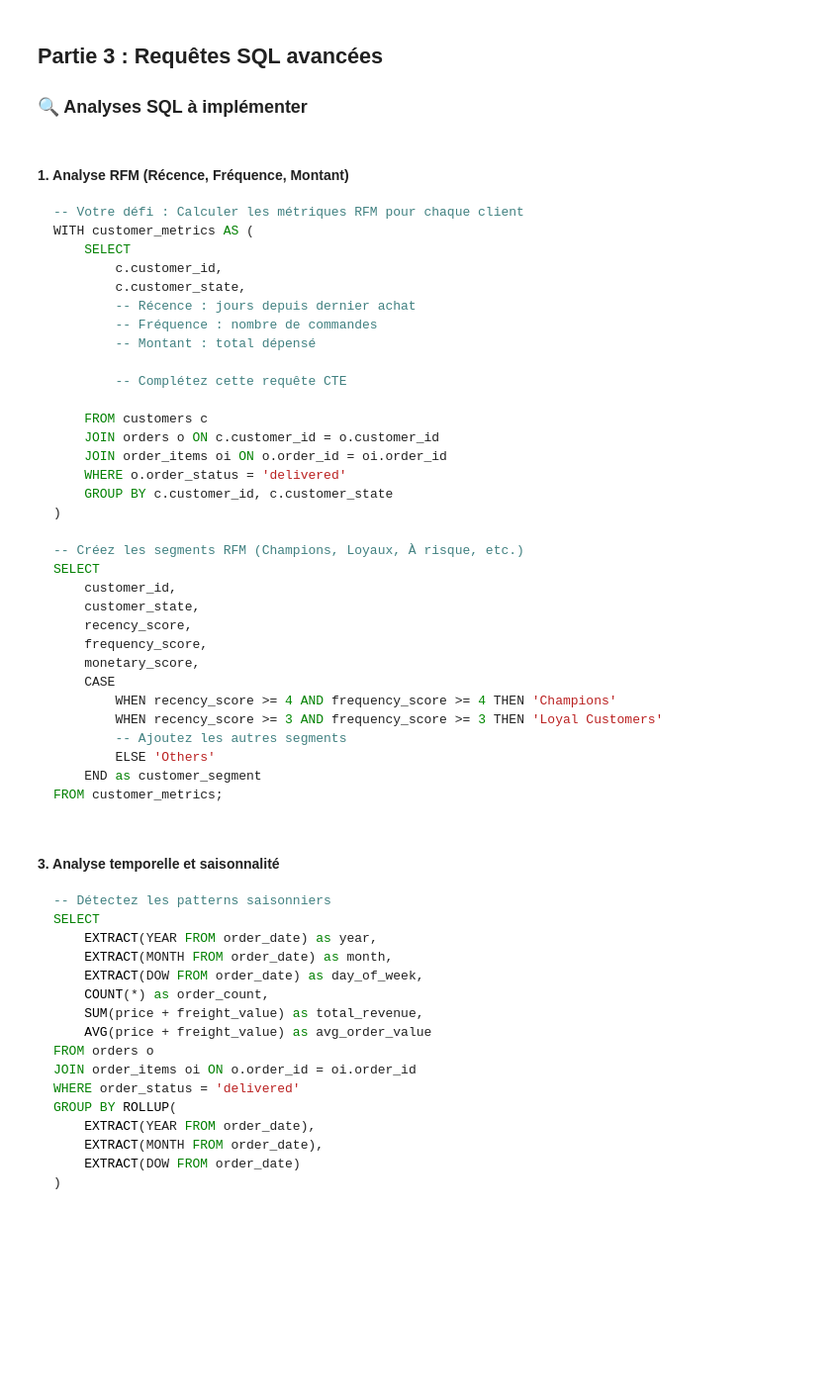
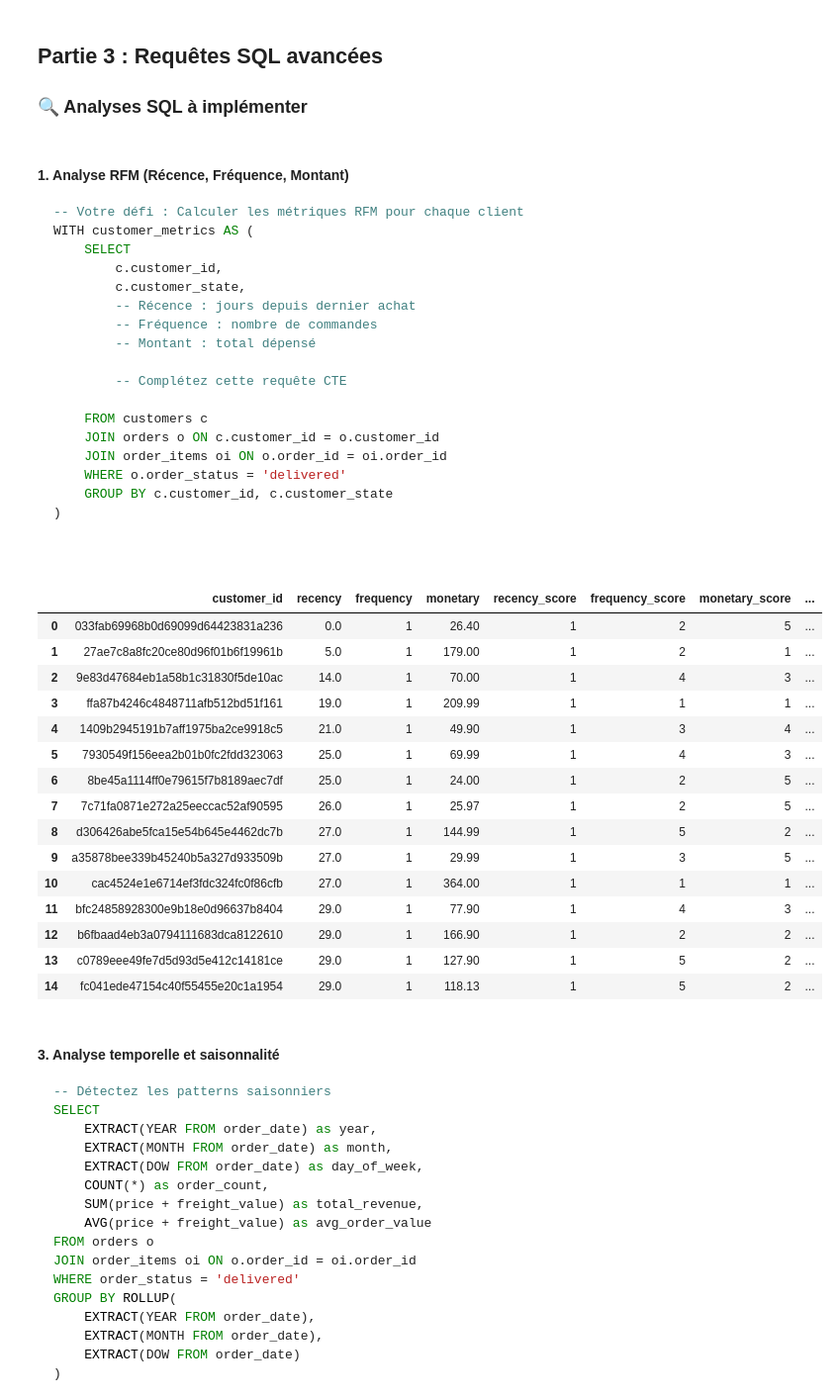
Before and after one commit to Saleh-chanselme/data_analysis_solution, a Jupyter notebook: notebook_2.ipynb, the cells around one changed output. Shown at 99% size. Drawn from its saved outputs; the diff is of its cells as text; code cells hidden in the pictures; blank space fills up the shorter version.

````diff
--- a/notebook_2.ipynb
+++ b/notebook_2.ipynb
@@ -308,21 +400,72 @@ WITH customer_metrics AS (
     GROUP BY c.customer_id, c.customer_state
 )
 
--- Créez les segments RFM (Champions, Loyaux, À risque, etc.)
-SELECT
-    customer_id,
-    customer_state,
-    recency_score,
-    frequency_score,
-    monetary_score,
-    CASE
-        WHEN recency_score >= 4 AND frequency_score >= 4 THEN 'Champions'
-        WHEN recency_score >= 3 AND frequency_score >= 3 THEN 'Loyal Customers'
-        -- Ajoutez les autres segments
-        ELSE 'Others'
-    END as customer_segment
-FROM customer_metrics;
+
 ```
+# %%
+rfm_query = """
+--Calculate  RFM metrics (Recency, Frequency, Monetary)
+WITH rfm_base AS (
+    SELECT
+        c.customer_id,
+        DATE_PART('day', DATE '2018-10-17' - MAX(o.order_delivered_date)) AS recency,
+        COUNT(o.order_id) AS frequency,
+        SUM(oi.price) AS monetary
+    FROM customers c
+    JOIN orders o ON c.customer_id = o.customer_id
+    JOIN order_items oi ON o.order_id = oi.order_id
+    WHERE o.order_status = 'delivered'
+    GROUP BY c.customer_id
+),
+
+--Assign RFM scores from 1 (worst) to 5 (best)
+scored_rfm AS (
+    SELECT
+        customer_id,
+        recency,
+        frequency,
+        monetary,
+        NTILE(5) OVER (ORDER BY recency ASC) AS recency_score,   -- More recent = higher score
+        NTILE(5) OVER (ORDER BY frequency DESC) AS frequency_score, -- More orders = higher score
+        NTILE(5) OVER (ORDER BY monetary DESC) AS monetary_score    -- More spending = higher score
+    FROM rfm_base
+)
+
+--Assign customer segments based on RFM scores
+SELECT
+    *,
+    CASE
+        WHEN recency_score >= 4 AND frequency_score >= 4 AND monetary_score >= 4 THEN 'Champions'
+        WHEN recency_score >= 3 AND frequency_score >= 3 THEN 'Loyal Customers'
+        WHEN recency_score >= 4 AND frequency_score BETWEEN 2 AND 3 THEN 'Potential Loyalists'
+        WHEN recency_score BETWEEN 2 AND 3 AND frequency_score >= 3 THEN 'At Risk'
+        WHEN recency_score <= 2 AND frequency_score <= 2 THEN 'Hibernating'
+        WHEN recency_score = 1 THEN 'Lost'
+        ELSE 'Others'
+    END AS customer_segment
+FROM scored_rfm;
+"""
+with engine.connect() as conn:
+    df_rfm = pd.read_sql(text(rfm_query), conn)
+
+df_rfm.head(15)
+# %% [output]
+|  | customer_id | recency | frequency | monetary | recency_score | frequency_score | monetary_score | ... |
+| 0 | 033fab69968b0d69099d64423831a236 | 0.0 | 1 | 26.40 | 1 | 2 | 5 | ... |
+| 1 | 27ae7c8a8fc20ce80d96f01b6f19961b | 5.0 | 1 | 179.00 | 1 | 2 | 1 | ... |
+| 2 | 9e83d47684eb1a58b1c31830f5de10ac | 14.0 | 1 | 70.00 | 1 | 4 | 3 | ... |
+| 3 | ffa87b4246c4848711afb512bd51f161 | 19.0 | 1 | 209.99 | 1 | 1 | 1 | ... |
+| 4 | 1409b2945191b7aff1975ba2ce9918c5 | 21.0 | 1 | 49.90 | 1 | 3 | 4 | ... |
+| 5 | 7930549f156eea2b01b0fc2fdd323063 | 25.0 | 1 | 69.99 | 1 | 4 | 3 | ... |
+| 6 | 8be45a1114ff0e79615f7b8189aec7df | 25.0 | 1 | 24.00 | 1 | 2 | 5 | ... |
+| 7 | 7c71fa0871e272a25eeccac52af90595 | 26.0 | 1 | 25.97 | 1 | 2 | 5 | ... |
+| 8 | d306426abe5fca15e54b645e4462dc7b | 27.0 | 1 | 144.99 | 1 | 5 | 2 | ... |
+| 9 | a35878bee339b45240b5a327d933509b | 27.0 | 1 | 29.99 | 1 | 3 | 5 | ... |
+| 10 | cac4524e1e6714ef3fdc324fc0f86cfb | 27.0 | 1 | 364.00 | 1 | 1 | 1 | ... |
+| 11 | bfc24858928300e9b18e0d96637b8404 | 29.0 | 1 | 77.90 | 1 | 4 | 3 | ... |
+| 12 | b6fbaad4eb3a0794111683dca8122610 | 29.0 | 1 | 166.90 | 1 | 2 | 2 | ... |
+| 13 | c0789eee49fe7d5d93d5e412c14181ce | 29.0 | 1 | 127.90 | 1 | 5 | 2 | ... |
+| 14 | fc041ede47154c40f55455e20c1a1954 | 29.0 | 1 | 118.13 | 1 | 5 | 2 | ... |
 # %%
 #### 2. Analyse géographique des ventes
 
````
Also changed, not shown: parts of 5 cells of this notebook, 2 other files.
